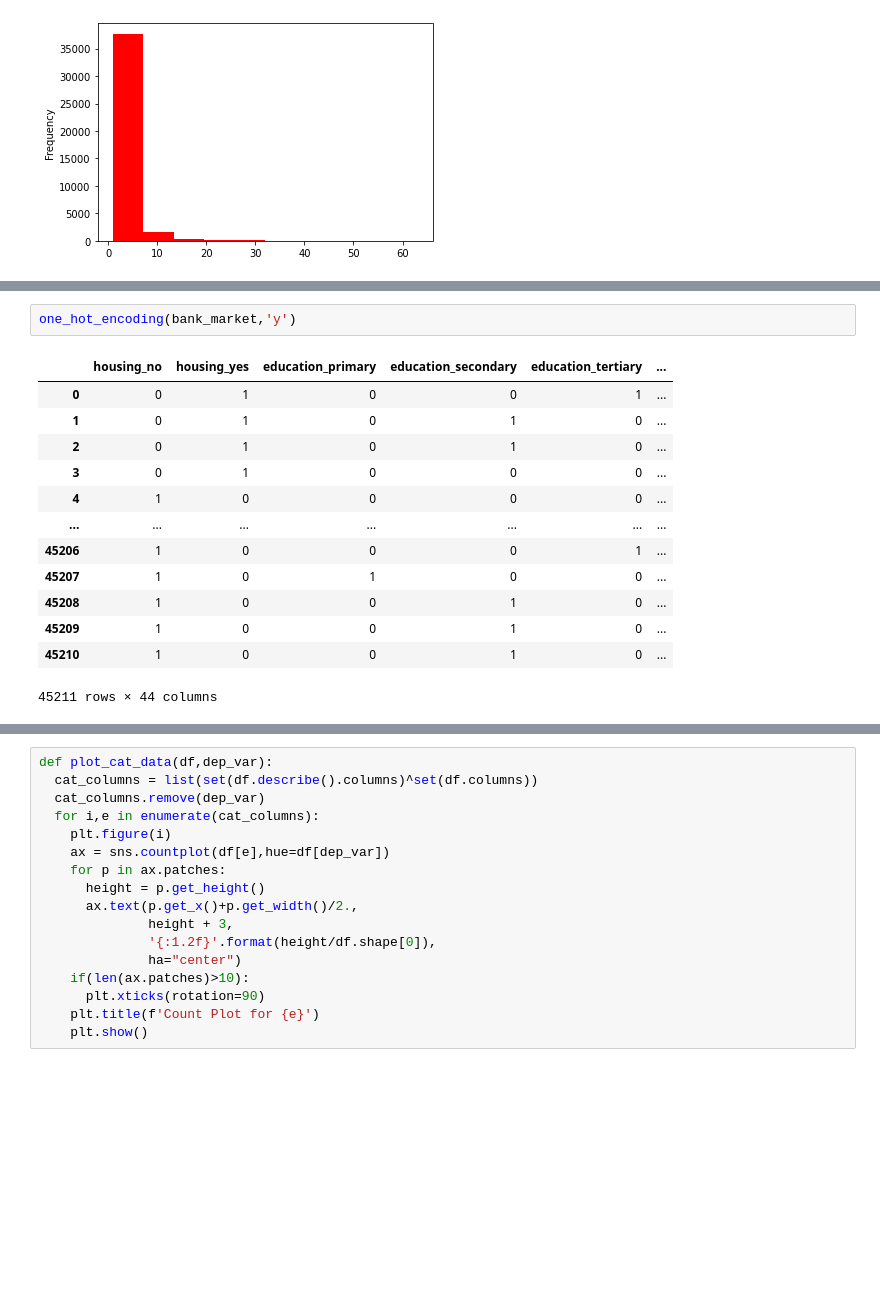
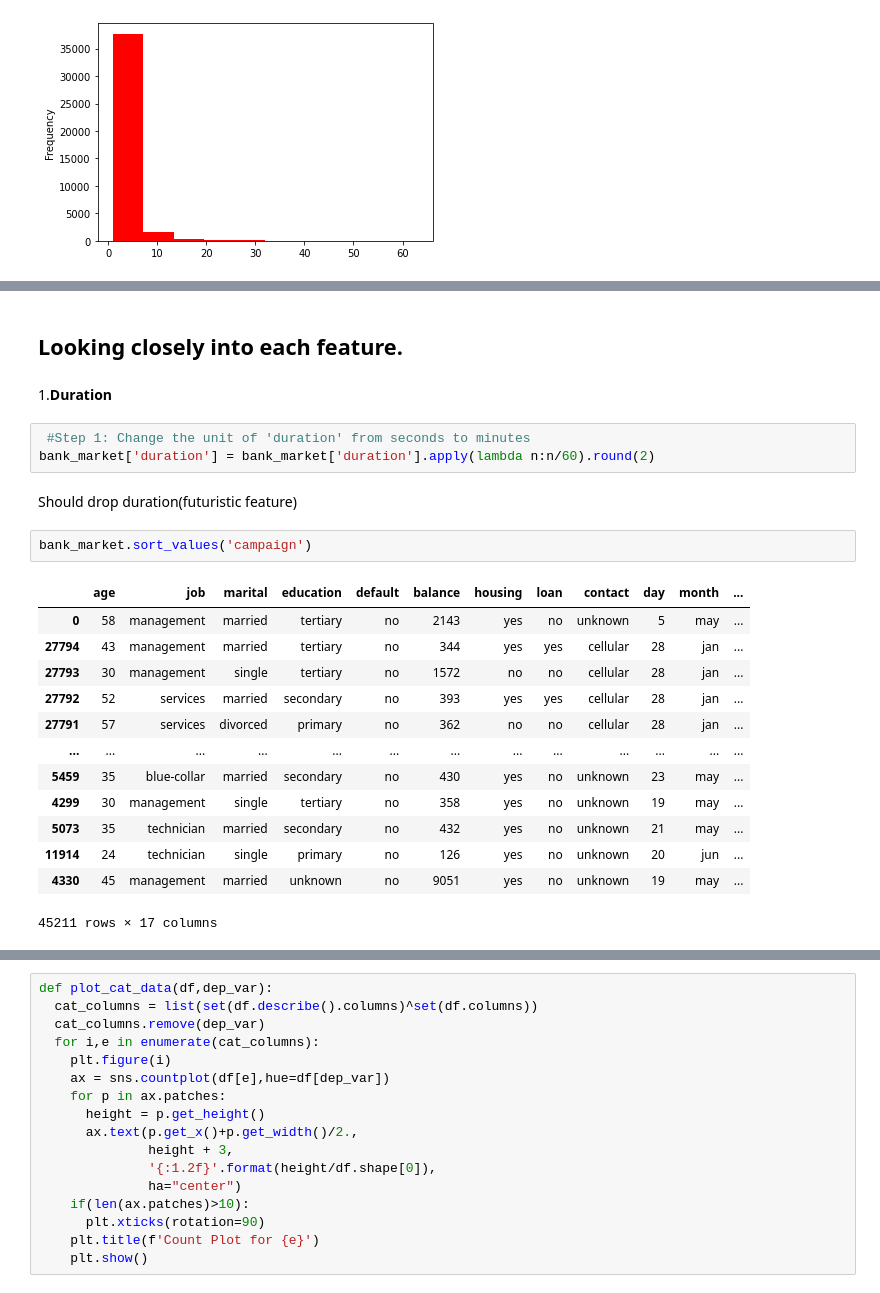
Before and after one commit to 15021996/Bank-Marketing-Effectiveness-Prediction, a Jupyter notebook: Soumya_Bank_Marketing_Effectiveness_Prediction_Capstone_Project_3.ipynb, the cells around one changed output, grey strips where cells are left out. Saved outputs shown, nothing was run; the diff lists cells and outputs as text; blank space fills up the shorter version.

```diff
--- a/Soumya_Bank_Marketing_Effectiveness_Prediction_Capstone_Project_3.ipynb
+++ b/Soumya_Bank_Marketing_Effectiveness_Prediction_Capstone_Project_3.ipynb
@@ -161,16 +130,25 @@ def one_hot_encoding(df,dep_var):
-# %%
-one_hot_encoding(bank_market,'y')
-# %% [output]
-|  | housing_no | housing_yes | education_primary | education_secondary | education_tertiary | ... |
-| 0 | 0 | 1 | 0 | 0 | 1 | ... |
-| 1 | 0 | 1 | 0 | 1 | 0 | ... |
-| 2 | 0 | 1 | 0 | 1 | 0 | ... |
-| 3 | 0 | 1 | 0 | 0 | 0 | ... |
-| 4 | 1 | 0 | 0 | 0 | 0 | ... |
-| ... | ... | ... | ... | ... | ... | ... |
-| 45206 | 1 | 0 | 0 | 0 | 1 | ... |
-| 45207 | 1 | 0 | 1 | 0 | 0 | ... |
-| 45208 | 1 | 0 | 0 | 1 | 0 | ... |
-| 45209 | 1 | 0 | 0 | 1 | 0 | ... |
-| 45210 | 1 | 0 | 0 | 1 | 0 | ... |
-45211 rows × 44 columns
+# %% [markdown]
+## Looking closely into each feature.
+# %% [markdown]
+1.**Duration**
+# %%
+ #Step 1: Change the unit of 'duration' from seconds to minutes
+bank_market['duration'] = bank_market['duration'].apply(lambda n:n/60).round(2)
+# %% [markdown]
+Should drop duration(futuristic feature)
+# %%
+bank_market.sort_values('campaign')
+# %% [output]
+|  | age | job | marital | education | default | balance | housing | loan | contact | day | month | ... |
+| 0 | 58 | management | married | tertiary | no | 2143 | yes | no | unknown | 5 | may | ... |
+| 27794 | 43 | management | married | tertiary | no | 344 | yes | yes | cellular | 28 | jan | ... |
+| 27793 | 30 | management | single | tertiary | no | 1572 | no | no | cellular | 28 | jan | ... |
+| 27792 | 52 | services | married | secondary | no | 393 | yes | yes | cellular | 28 | jan | ... |
+| 27791 | 57 | services | divorced | primary | no | 362 | no | no | cellular | 28 | jan | ... |
+| ... | ... | ... | ... | ... | ... | ... | ... | ... | ... | ... | ... | ... |
+| 5459 | 35 | blue-collar | married | secondary | no | 430 | yes | no | unknown | 23 | may | ... |
+| 4299 | 30 | management | single | tertiary | no | 358 | yes | no | unknown | 19 | may | ... |
+| 5073 | 35 | technician | married | secondary | no | 432 | yes | no | unknown | 21 | may | ... |
+| 11914 | 24 | technician | single | primary | no | 126 | yes | no | unknown | 20 | jun | ... |
+| 4330 | 45 | management | married | unknown | no | 9051 | yes | no | unknown | 19 | may | ... |
+45211 rows × 17 columns
```
Also changed, not shown: parts of 49 cells of this notebook.
